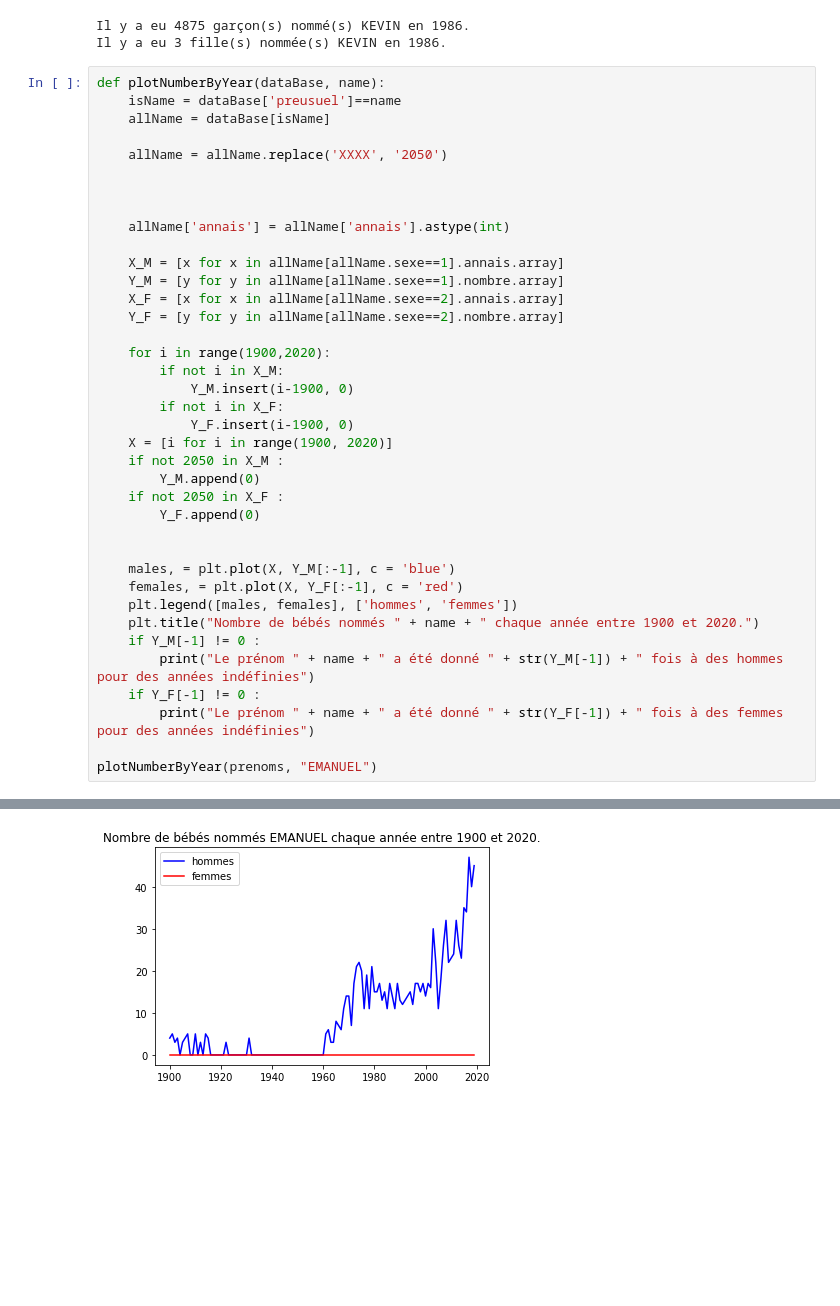
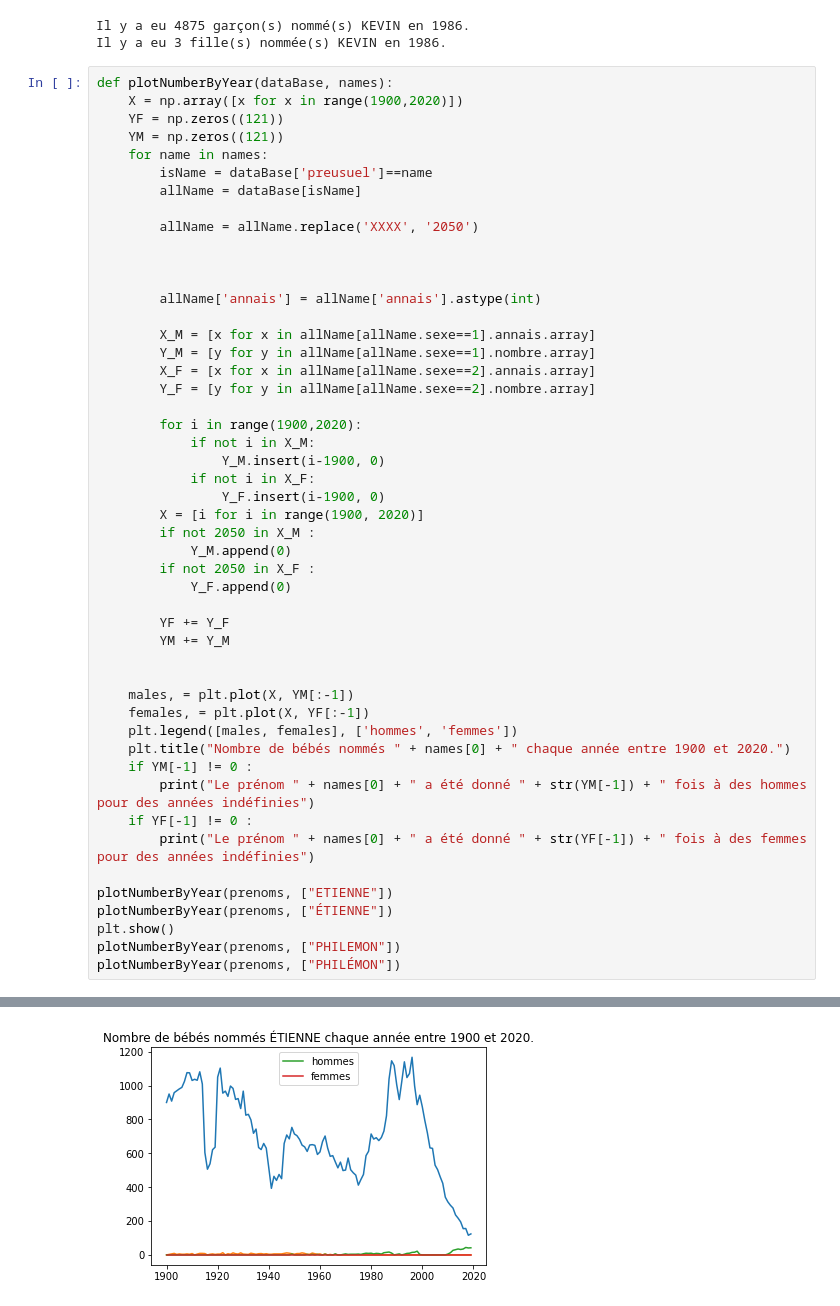
Before and after one commit to MatthieuRodet/ProjetStatistique, a Jupyter notebook: Projet.ipynb, the cells around one changed output, grey strips where cells are left out. Drawn from its saved outputs; the diff is of its cells as text; blank space fills up the shorter version.

```diff
--- a/Projet.ipynb
+++ b/Projet.ipynb
@@ -62,41 +62,52 @@ print("Il y a eu " + str(result[1]) + " fille(s) nommée(s) " + research[0] + "
 Il y a eu 4875 garçon(s) nommé(s) KEVIN en 1986.
 Il y a eu 3 fille(s) nommée(s) KEVIN en 1986.
 # %%
-def plotNumberByYear(dataBase, name):
-    isName = dataBase['preusuel']==name
-    allName = dataBase[isName]
+def plotNumberByYear(dataBase, names):
+    X = np.array([x for x in range(1900,2020)])
+    YF = np.zeros((121))
+    YM = np.zeros((121))
+    for name in names:
+        isName = dataBase['preusuel']==name
+        allName = dataBase[isName]
 
-    allName = allName.replace('XXXX', '2050')
+        allName = allName.replace('XXXX', '2050')
 
 
 
-    allName['annais'] = allName['annais'].astype(int)
+        allName['annais'] = allName['annais'].astype(int)
 
-    X_M = [x for x in allName[allName.sexe==1].annais.array]
-    Y_M = [y for y in allName[allName.sexe==1].nombre.array]
-    X_F = [x for x in allName[allName.sexe==2].annais.array]
-    Y_F = [y for y in allName[allName.sexe==2].nombre.array]
+        X_M = [x for x in allName[allName.sexe==1].annais.array]
+        Y_M = [y for y in allName[allName.sexe==1].nombre.array]
+        X_F = [x for x in allName[allName.sexe==2].annais.array]
+        Y_F = [y for y in allName[allName.sexe==2].nombre.array]
 
-    for i in range(1900,2020):
-        if not i in X_M:
-            Y_M.insert(i-1900, 0)
-        if not i in X_F:
-            Y_F.insert(i-1900, 0)
-    X = [i for i in range(1900, 2020)]
-    if not 2050 in X_M :
-        Y_M.append(0)
-    if not 2050 in X_F :
-        Y_F.append(0)
+        for i in range(1900,2020):
+            if not i in X_M:
+                Y_M.insert(i-1900, 0)
+            if not i in X_F:
+                Y_F.insert(i-1900, 0)
+        X = [i for i in range(1900, 2020)]
+        if not 2050 in X_M :
+            Y_M.append(0)
+        if not 2050 in X_F :
+            Y_F.append(0)
+
+        YF += Y_F
+        YM += Y_M
 
 
-    males, = plt.plot(X, Y_M[:-1], c = 'blue')
-    females, = plt.plot(X, Y_F[:-1], c = 'red')
+    males, = plt.plot(X, YM[:-1])
+    females, = plt.plot(X, YF[:-1])
     plt.legend([males, females], ['hommes', 'femmes'])
-    plt.title("Nombre de bébés nommés " + name + " chaque année entre 1900 et 2020.")
-    if Y_M[-1] != 0 :
-        print("Le prénom " + name + " a été donné " + str(Y_M[-1]) + " fois à des hommes pour des années indéfinies")
-    if Y_F[-1] != 0 :
-        print("Le prénom " + name + " a été donné " + str(Y_F[-1]) + " fois à des femmes pour des années indéfinies")
+    plt.title("Nombre de bébés nommés " + names[0] + " chaque année entre 1900 et 2020.")
+    if YM[-1] != 0 :
+        print("Le prénom " + names[0] + " a été donné " + str(YM[-1]) + " fois à des hommes pour des années indéfinies")
+    if YF[-1] != 0 :
+        print("Le prénom " + names[0] + " a été donné " + str(YF[-1]) + " fois à des femmes pour des années indéfinies")
 
-plotNumberByYear(prenoms, "EMANUEL")
+plotNumberByYear(prenoms, ["ETIENNE"])
+plotNumberByYear(prenoms, ["ÉTIENNE"])
+plt.show()
+plotNumberByYear(prenoms, ["PHILEMON"])
+plotNumberByYear(prenoms, ["PHILÉMON"])
 # %% [output]
@@ -104 +116 @@ Le prénom EMANUEL a été donné 46 fois à des hommes pour des années indéfi
-[figure, old version]
+[figure, new version]
```
Also changed, not shown: parts of 5 cells of this notebook.
